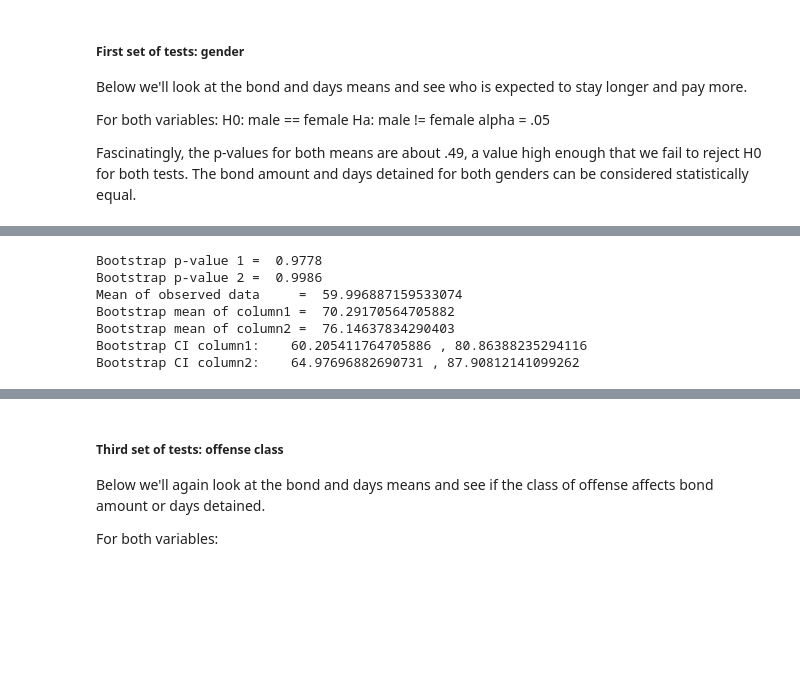
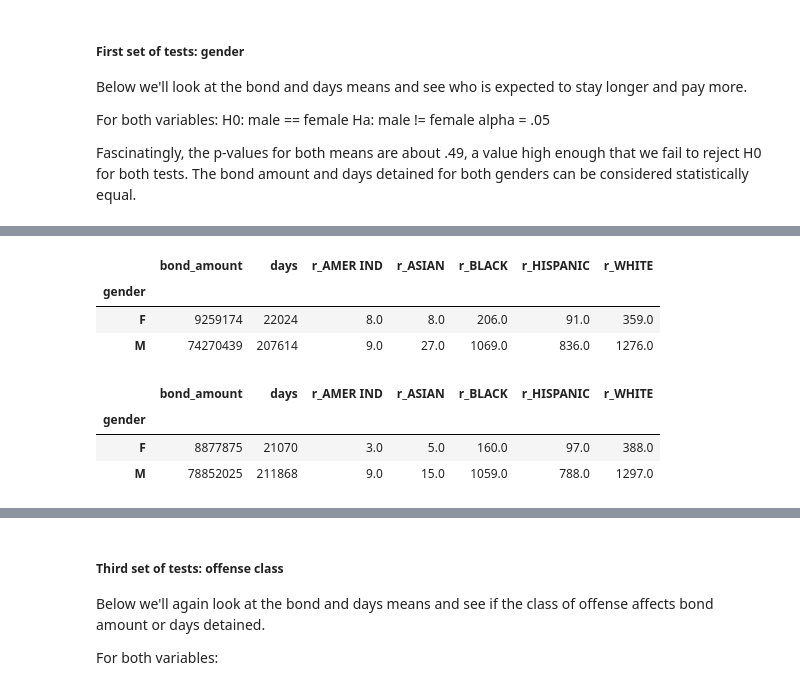
Before and after one commit to SlothDream/SBCap1_CT, a Jupyter notebook: CT_Inferential.ipynb, the cells around one changed output, grey strips where cells are left out. Saved outputs shown, nothing was run; the diff lists cells and outputs as text; code cells hidden in the pictures; blank space fills up the shorter version.

```diff
--- a/CT_Inferential.ipynb
+++ b/CT_Inferential.ipynb
@@ -286,11 +301,11 @@ Interestingly, we refuse to reject the null hypothesis for all of the bond amoun
 # %%
 # Determine the populations
-race_df = mis_pre_df[['bond_amount', 'days', 'race']].copy()
-race_df['r'] = mis_pre_df[['race']].copy()
-race_df = pd.get_dummies(race_df, columns=['r'])
-race_df_post = mis_post_df[['bond_amount', 'days', 'race']].copy()
+race_df_pre = mis_pre_df[['bond_amount', 'days', 'race', 'gender']].copy()
+race_df_pre['r'] = mis_pre_df[['race']].copy()
+race_df_pre = pd.get_dummies(race_df_pre, columns=['r']).groupby('gender').sum()
+race_df_post = mis_post_df[['bond_amount', 'days', 'race', 'gender']].copy()
 race_df_post['r'] = mis_post_df[['race']].copy()
-race_df_post = pd.get_dummies(race_df_post, columns=['r'])
+race_df_post = pd.get_dummies(race_df_post, columns=['r']).groupby('gender').sum()
 white = mis_pre_df[['bond_amount', 'days']].loc[mis_pre_df.race == 'WHITE']
 minority = mis_pre_df[['bond_amount', 'days']].loc[mis_pre_df.race != 'WHITE']
 black = mis_pre_df[['bond_amount', 'days']].loc[mis_pre_df.race == 'BLACK']
@@ -471,11 +321,14 @@ Bootstrap CI column2:    62.126135299625474 , 78.35173220973783
-# %%
-# Test black pre vs. post for days
-ptest(black.days, black_post.days, mis_df.days)
-# %% [output]
-Bootstrap p-value 1 =  0.9778
-Bootstrap p-value 2 =  0.9986
-Mean of observed data     =  59.996887159533074
-Bootstrap mean of column1 =  70.29170564705882
-Bootstrap mean of column2 =  76.14637834290403
-Bootstrap CI column1:    60.205411764705886 , 80.86388235294116
-Bootstrap CI column2:    64.97696882690731 , 87.90812141099262
+# %%
+race_df_pre.head()
+# %% [output]
+|  | bond_amount | days | r_AMER IND | r_ASIAN | r_BLACK | r_HISPANIC | r_WHITE |
+| gender |  |  |  |  |  |  |  |
+| F | 9259174 | 22024 | 8.0 | 8.0 | 206.0 | 91.0 | 359.0 |
+| M | 74270439 | 207614 | 9.0 | 27.0 | 1069.0 | 836.0 | 1276.0 |
+# %%
+race_df_post.head()
+# %% [output]
+|  | bond_amount | days | r_AMER IND | r_ASIAN | r_BLACK | r_HISPANIC | r_WHITE |
+| gender |  |  |  |  |  |  |  |
+| F | 8877875 | 21070 | 3.0 | 5.0 | 160.0 | 97.0 | 388.0 |
+| M | 78852025 | 211868 | 9.0 | 15.0 | 1059.0 | 788.0 | 1297.0 |
```
Also changed, not shown: parts of 42 cells of this notebook.
